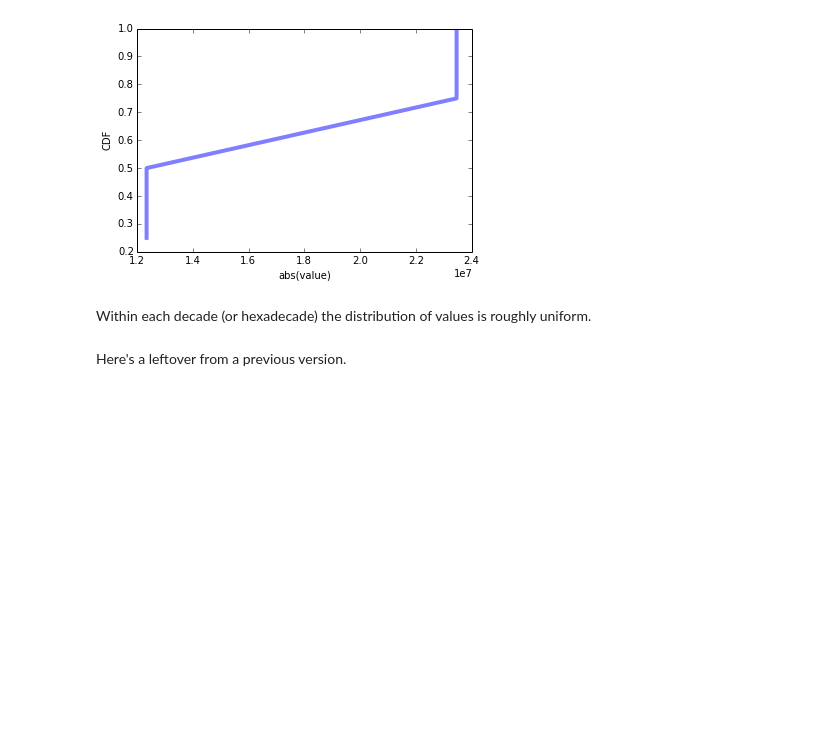
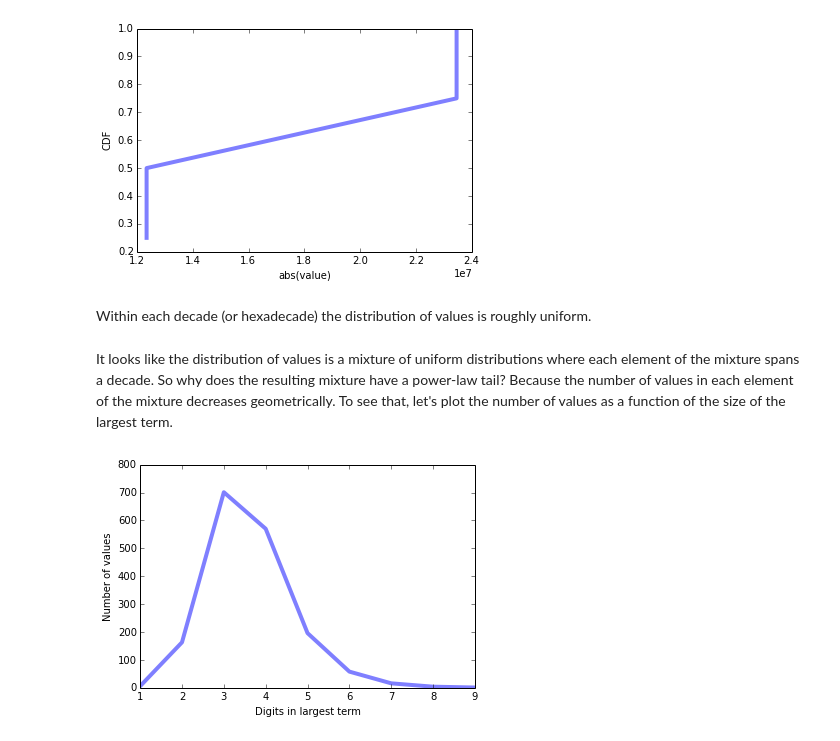
Before and after one commit to AllenDowney/ThinkStats2, a Jupyter notebook: code/puzzle1.ipynb, the cells around one changed output. Saved outputs shown, nothing was run; the diff lists cells and outputs as text; code cells hidden in the pictures; blank space fills up the shorter version.

```diff
--- a/code/puzzle1.ipynb
+++ b/code/puzzle1.ipynb
@@ -342,5 +342,3 @@ plot_cdf(make_cdf(Counter(dom_term_map[8])))
 [figure]
 # %% [markdown]
 Within each decade (or hexadecade) the distribution of values is roughly uniform.
-# %% [markdown]
-Here's a leftover from a previous version.
@@ -356,0 +345,11 @@ def invert_dict(forward):
+# %% [markdown]
+It looks like the distribution of values is a mixture of uniform distributions where each element of the mixture spans a decade.  So why does the resulting mixture have a power-law tail?  Because the number of values in each element of the mixture decreases geometrically.  To see that, let's plot the number of values as a function of the size of the largest term.
+# %%
+pairs = sorted(starmap(lambda x, t: (x, len(t)), dom_term_map.iteritems()))
+xs, ys = zip(*pairs)
+pyplot.plot(xs, ys, linewidth=4, alpha=0.5)
+pyplot.xlabel('Digits in largest term')
+pyplot.ylabel('Number of values')
+pyplot.show()
+# %% [output]
+[figure, added]
```
Also changed, not shown: parts of 5 cells of this notebook.
